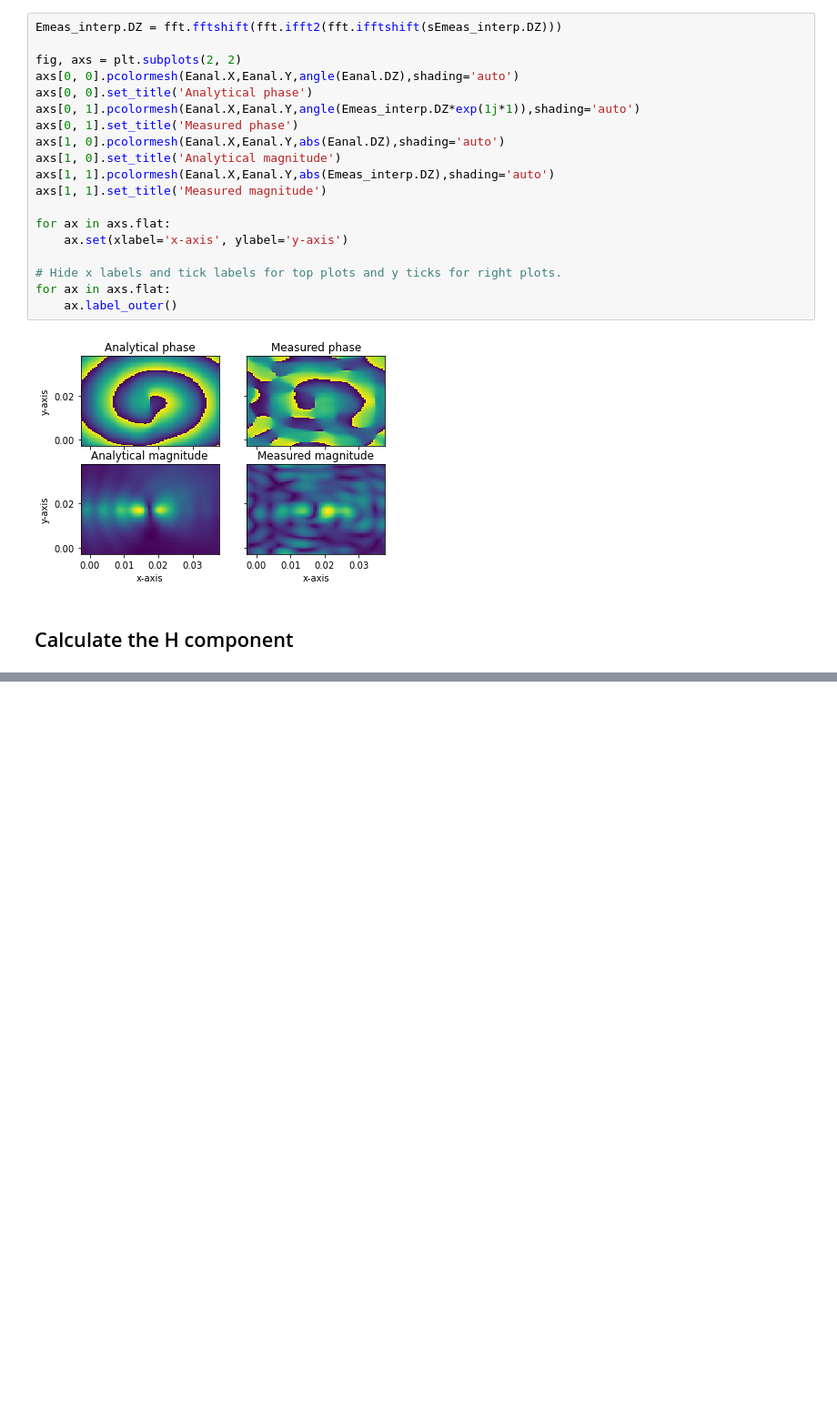
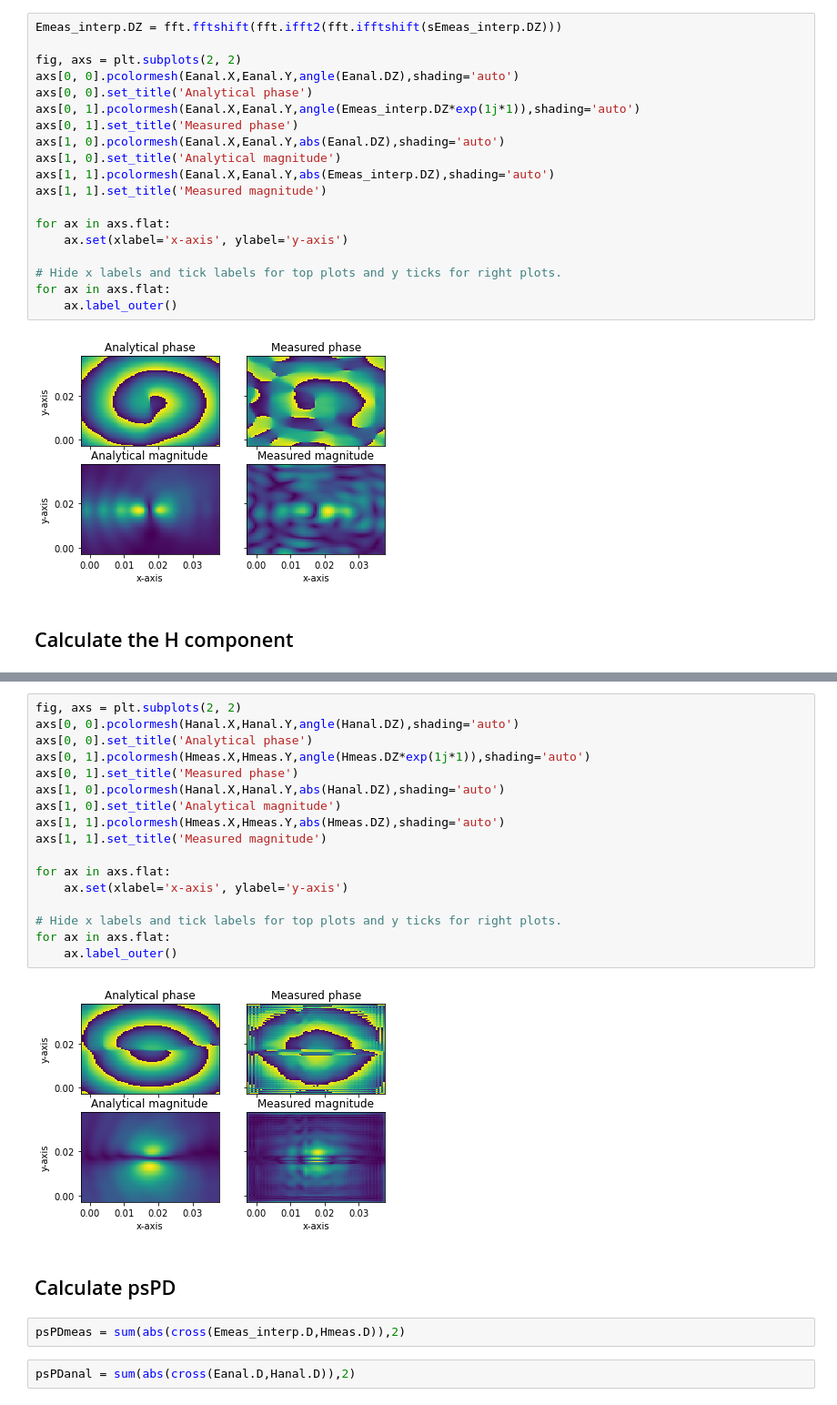
Before and after one commit to Khainguyen1349/MoMPython_KN, a Jupyter notebook: Maxwell/PlayWithMaxwell_4.ipynb, the cells around one changed output, grey strips where cells are left out. Shown at 91% size. Drawn from its saved outputs; the diff is of its cells as text; blank space fills up the shorter version.

```diff
--- a/Maxwell/PlayWithMaxwell_4.ipynb
+++ b/Maxwell/PlayWithMaxwell_4.ipynb
@@ -312,0 +369,25 @@ for ax in axs.flat:
+# %%
+fig, axs = plt.subplots(2, 2)
+axs[0, 0].pcolormesh(Hanal.X,Hanal.Y,angle(Hanal.DZ),shading='auto')
+axs[0, 0].set_title('Analytical phase')
+axs[0, 1].pcolormesh(Hmeas.X,Hmeas.Y,angle(Hmeas.DZ*exp(1j*1)),shading='auto')
+axs[0, 1].set_title('Measured phase')
+axs[1, 0].pcolormesh(Hanal.X,Hanal.Y,abs(Hanal.DZ),shading='auto')
+axs[1, 0].set_title('Analytical magnitude')
+axs[1, 1].pcolormesh(Hmeas.X,Hmeas.Y,abs(Hmeas.DZ),shading='auto')
+axs[1, 1].set_title('Measured magnitude')
+
+for ax in axs.flat:
+    ax.set(xlabel='x-axis', ylabel='y-axis')
+
+# Hide x labels and tick labels for top plots and y ticks for right plots.
+for ax in axs.flat:
+    ax.label_outer()
+# %% [output]
+[figure, added]
+# %% [markdown]
+## Calculate psPD
+# %%
+psPDmeas = sum(abs(cross(Emeas_interp.D,Hmeas.D)),2)
+# %%
+psPDanal = sum(abs(cross(Eanal.D,Hanal.D)),2)
```
Also changed, not shown: parts of 5 cells of this notebook.
